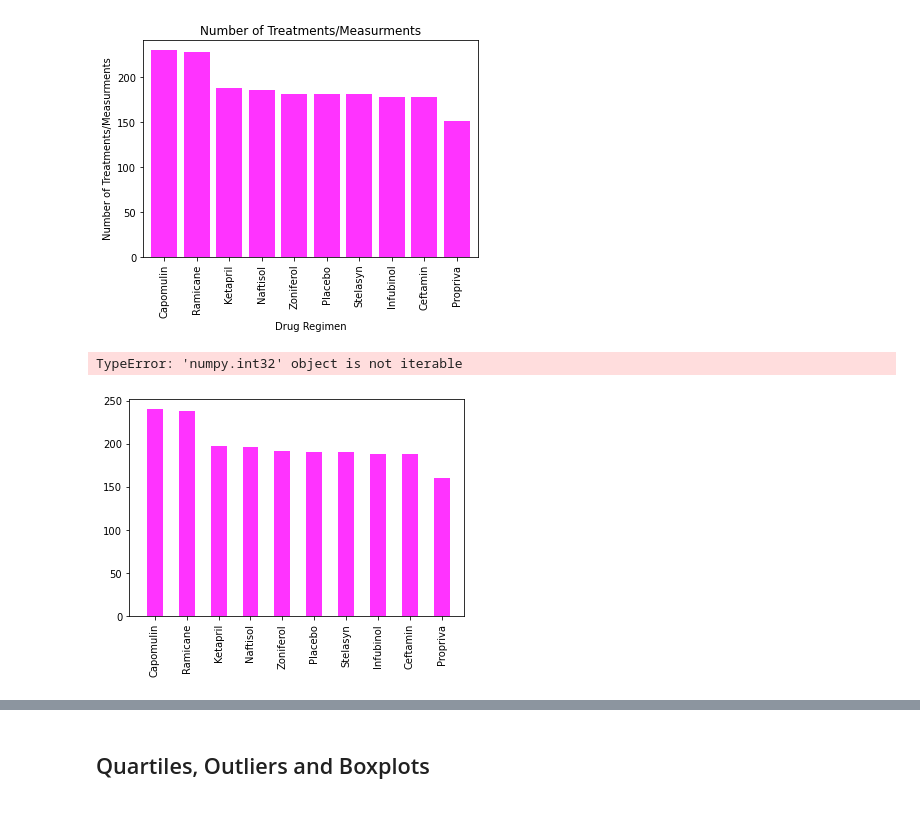
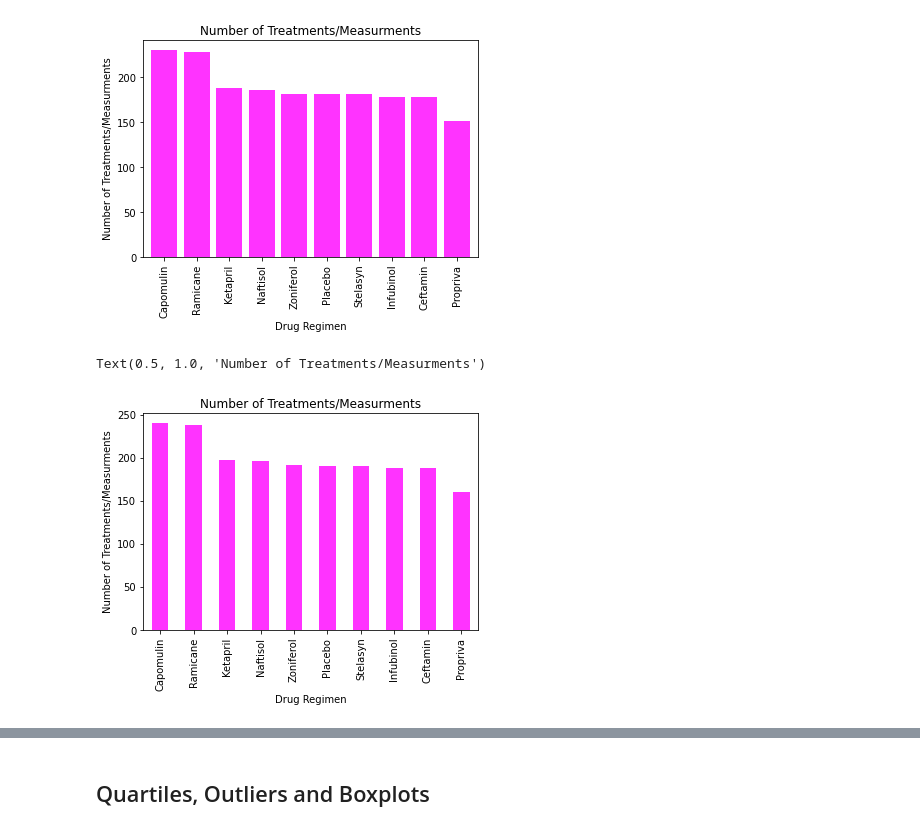
Before and after one commit to Travbz/matplotlib-challenge, a Jupyter notebook: Pymaceuticals/pymaceuticals_starter.ipynb, the cells around one changed output, grey strips where cells are left out. Cells and saved outputs as stored; diff of their text form; code cells hidden in the pictures.

```diff
--- a/Pymaceuticals/pymaceuticals_starter.ipynb
+++ b/Pymaceuticals/pymaceuticals_starter.ipynb
@@ -182,24 +182,22 @@ Text(0.5, 1.0, 'Number of Treatments/Measurments')
 # %%
 #matplot
 #find drugs used
 x_plot = cleaned_mice['Drug Regimen'].value_counts()
 
 #find mice experimented on for each regimen
 y_plot = tumor_volume['Count'].count()
 
 #assemble plot
 plot_data = x_plot.add(y_plot, fill_value=0)
 plot_data.plot(kind="bar", alpha=0.8, facecolor="fuchsia")
 
 #format plot
-plt.xlim(-0.8, len(x_plot)-0.3)
-plt.ylim(0, max(y_plot)+10)
 plt.ylabel('Number of Treatments/Measurments')
 plt.xlabel('Drug Regimen')
-plt.titleNumber of Treatments/Measurments
+plt.title('Number of Treatments/Measurments')
 # %% [output]
-TypeError: 'numpy.int32' object is not iterable
+Text(0.5, 1.0, 'Number of Treatments/Measurments')
-[figure, old version]
+[figure, new version]
 # %%
 # Generate a pie plot showing the distribution of female versus male mice using pandas
 mouse_gender = cleaned_mice.groupby(["Sex"])
```
Also changed, not shown: parts of 2 cells of this notebook.
